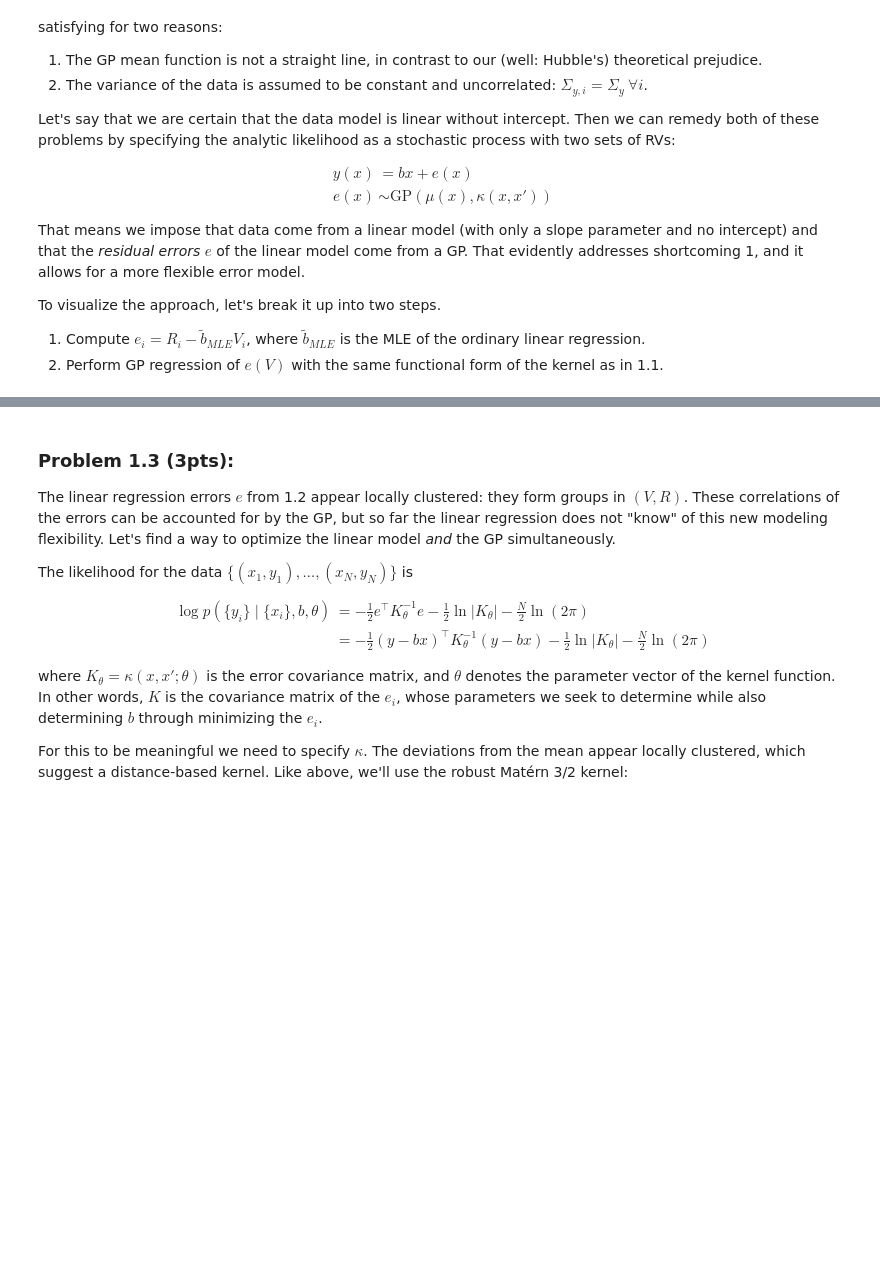
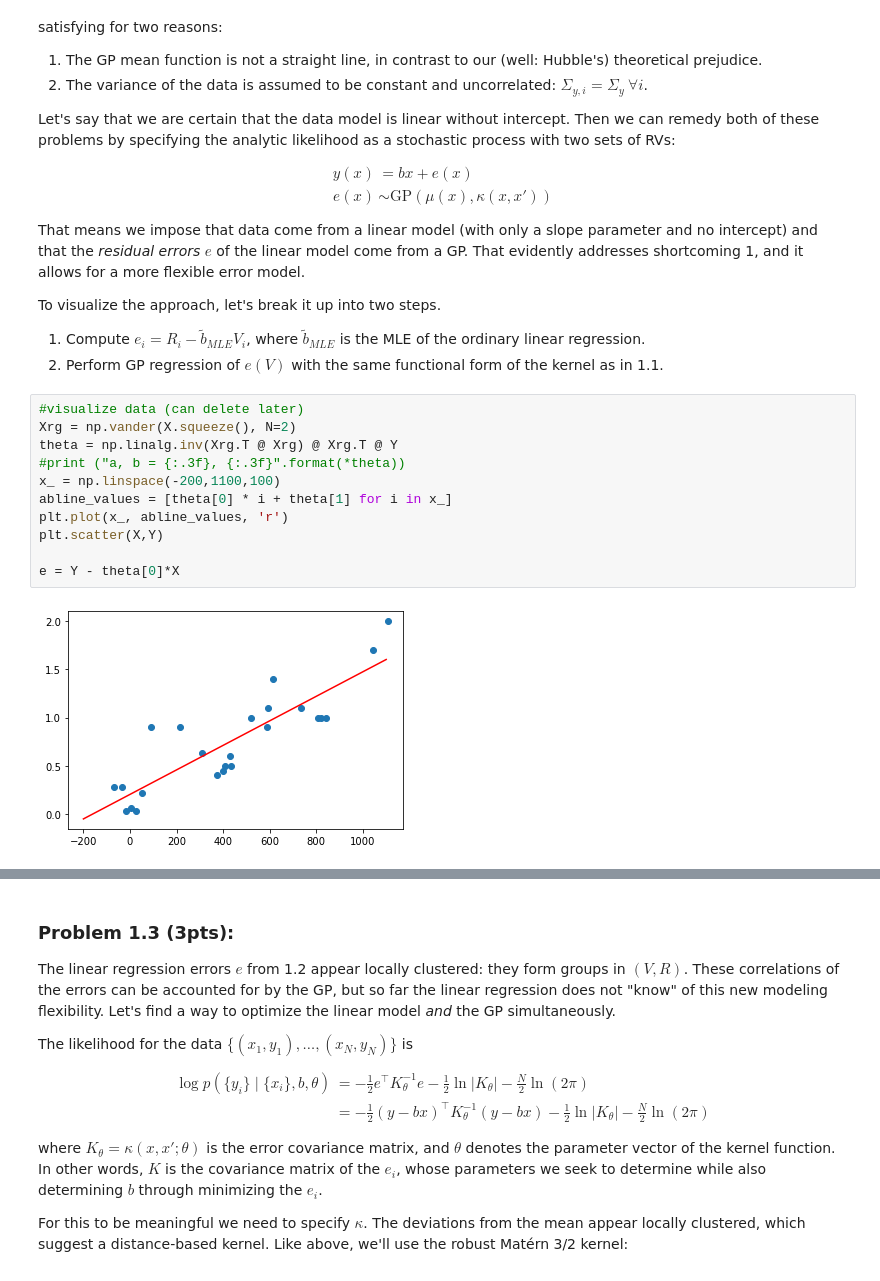
Before and after one commit to vanessaroser/sml505-assignment3, a Jupyter notebook: Assignment3.ipynb, the cells around one changed output, grey strips where cells are left out. Saved outputs shown, nothing was run; the diff lists cells and outputs as text; blank space fills up the shorter version.

```diff
--- a/Assignment3.ipynb
+++ b/Assignment3.ipynb
@@ -107,3 +89,16 @@ To visualize the approach, let's break it up into two steps.
 
 1. Compute $e_i = R_i - \tilde{b}_{MLE} V_i$, where $\tilde{b}_{MLE}$ is the MLE of the ordinary linear regression.
 2. Perform GP regression of $e(V)$ with the same functional form of the kernel as in 1.1.
+# %%
+#visualize data (can delete later)
+Xrg = np.vander(X.squeeze(), N=2)
+theta = np.linalg.inv(Xrg.T @ Xrg) @ Xrg.T @ Y
+#print ("a, b = {:.3f}, {:.3f}".format(*theta))
+x_ = np.linspace(-200,1100,100)
+abline_values = [theta[0] * i + theta[1] for i in x_]
+plt.plot(x_, abline_values, 'r')
+plt.scatter(X,Y)
+
+e = Y - theta[0]*X
+# %% [output]
+[figure, added]
```
Also changed, not shown: parts of 6 cells of this notebook.
